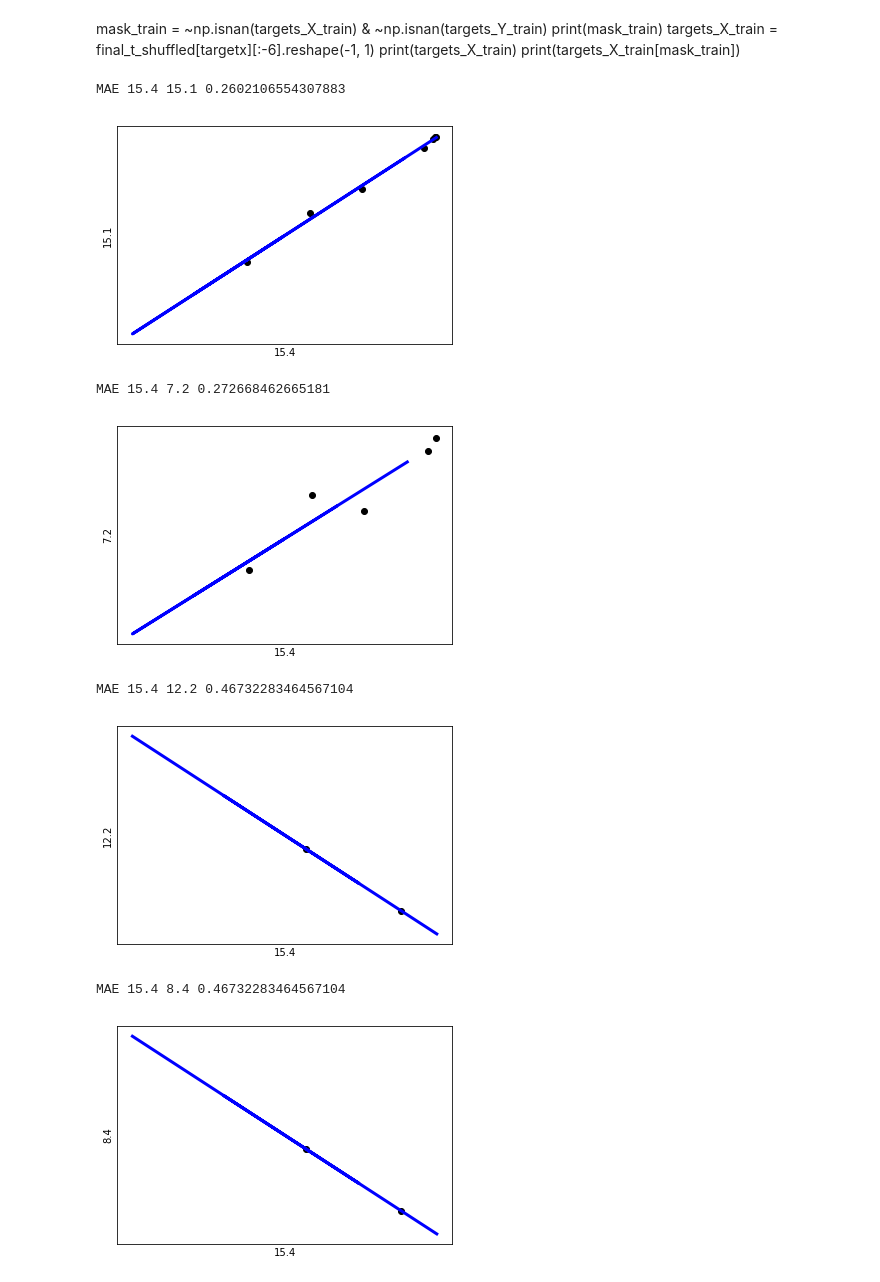
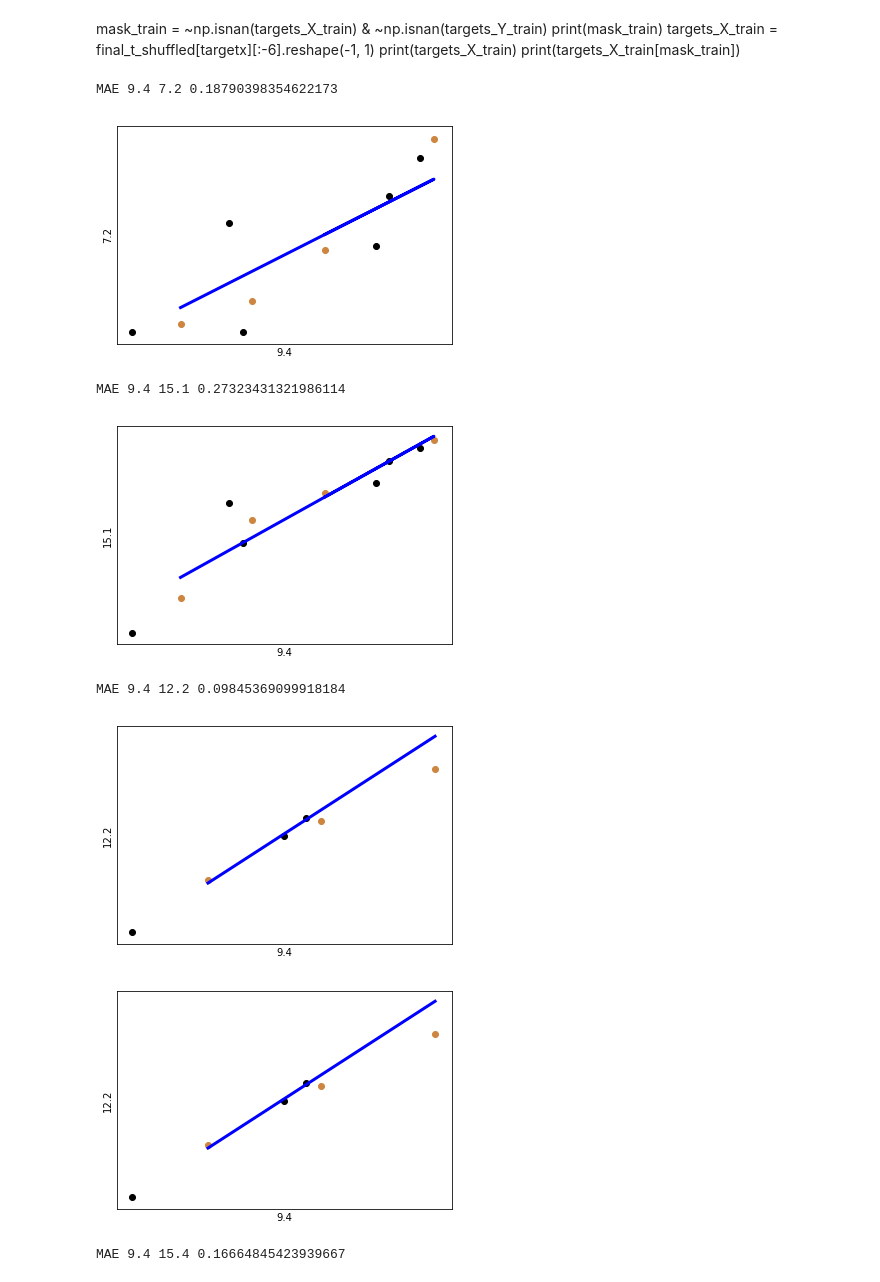
Before and after one commit to felix-laumann/MBML-SDG-targets, a Jupyter notebook: intermediate_df/infer latent targets-checkpoint.ipynb, the cells around one changed output. Drawn from its saved outputs; the diff is of its cells as text; code cells hidden in the pictures.

```diff
--- a/intermediate_df/infer latent targets-checkpoint.ipynb
+++ b/intermediate_df/infer latent targets-checkpoint.ipynb
@@ -269,15 +269,24 @@ print(targets_X_train[mask_train])
 # %%
 keep =[]
 processedPairs = list()
+tonsTargets = ['12.2', '9.4', '8.4']
+n=0
+n2=0
 for targetx in targets:     #loop over all rows
 
         for targety in targets:    #loop over all rows except the one we're in now
-
+            n = n+1
             # avoid double processing of reverse pairs
             if not set([targetx, targety]) in processedPairs:
                 processedPairs.extend([set([targetx, targety])])
 
                 if not targety==targetx:
+
+                    if ((targety in tonsTargets and not targetx in tonsTargets) or targety=='9.4'):
+                        y = targetx
+                        x = targety
+                        targetx = x
+                        targety = y
 
                     # Split the data into training/testing sets
                     targets_X_train = final_t_shuffled[targetx][:-6]
@@ -311,42 +320,60 @@ for targetx in targets:     #loop over all rows
 
                     if (len(targets_X_train) > 1 and len(targets_X_valid) > 1):
 
                         targets_X_train = targets_X_train.reshape(-1, 1)
                         targets_Y_train = targets_Y_train.reshape(-1, 1)
 
                         linreg = linear_model.LinearRegression()
                         linreg.fit(targets_X_train, targets_Y_train)
 
                         # Make predictions using the testing set
                         targets_y_pred = linreg.predict(targets_X_valid)
 
                         #rvalue = linreg.score(targets_Y_valid, targets_y_pred)
                         #print('R value', targetx, targety, rvalue)
 
                         mae = mean_absolute_error(targets_Y_valid, targets_y_pred)
-                        #print(mae)
+                        #print(targetx, targety, mae)
+                        print('MAE', targetx, targety, mae)
+
+                        if targety in tonsTargets:
+                            if 0<=mae<0.5: # 5 percent tolerance (converted to tonnes)
+                                #print('MAE', targetx, targety, mae)
+                                keep.append((final_t[targetx], final_t[targety]))
+
+                                plt.scatter(targets_X_train, targets_Y_train,  color='black')
+                                plt.scatter(targets_X_valid, targets_Y_valid, color='peru')
+                                plt.plot(targets_X_valid, targets_y_pred, color='blue', linewidth=3)
+
+                                plt.xticks(())
+                                plt.yticks(())
+                                plt.xlabel(targetx)
+                                plt.ylabel(targety)
+                                plt.show()
 
 
-                        if 0.5 > mae > 0:
-                            print('MAE', targetx, targety, mae)
+
+                        if 5 > mae > 0: # tolerate 5 percent error
                             keep.append((final_t[targetx], final_t[targety]))
 
                             plt.scatter(targets_X_train, targets_Y_train,  color='black')
+                            plt.scatter(targets_X_valid, targets_Y_valid, color='peru')
                             plt.plot(targets_X_valid, targets_y_pred, color='blue', linewidth=3)
 
                             plt.xticks(())
                             plt.yticks(())
                             plt.xlabel(targetx)
                             plt.ylabel(targety)
                             plt.show()
 
-print(keep)
+
+#print(keep)
 # %% [output]
-MAE 15.4 15.1 0.2602106554307883
+MAE 9.4 7.2 0.18790398354622173
-[figure, old version]
+[figure, new version]
-MAE 15.4 7.2 0.272668462665181
+MAE 9.4 15.1 0.27323431321986114
-[figure, old version]
+[figure, new version]
-MAE 15.4 12.2 0.46732283464567104
+MAE 9.4 12.2 0.09845369099918184
-[figure, old version]
+[figure, new version]
+[figure, new version]
-MAE 15.4 8.4 0.46732283464567104
+MAE 9.4 15.4 0.16664845423939667
-[figure, old version]
```
Also changed, not shown: parts of 6 cells of this notebook.
